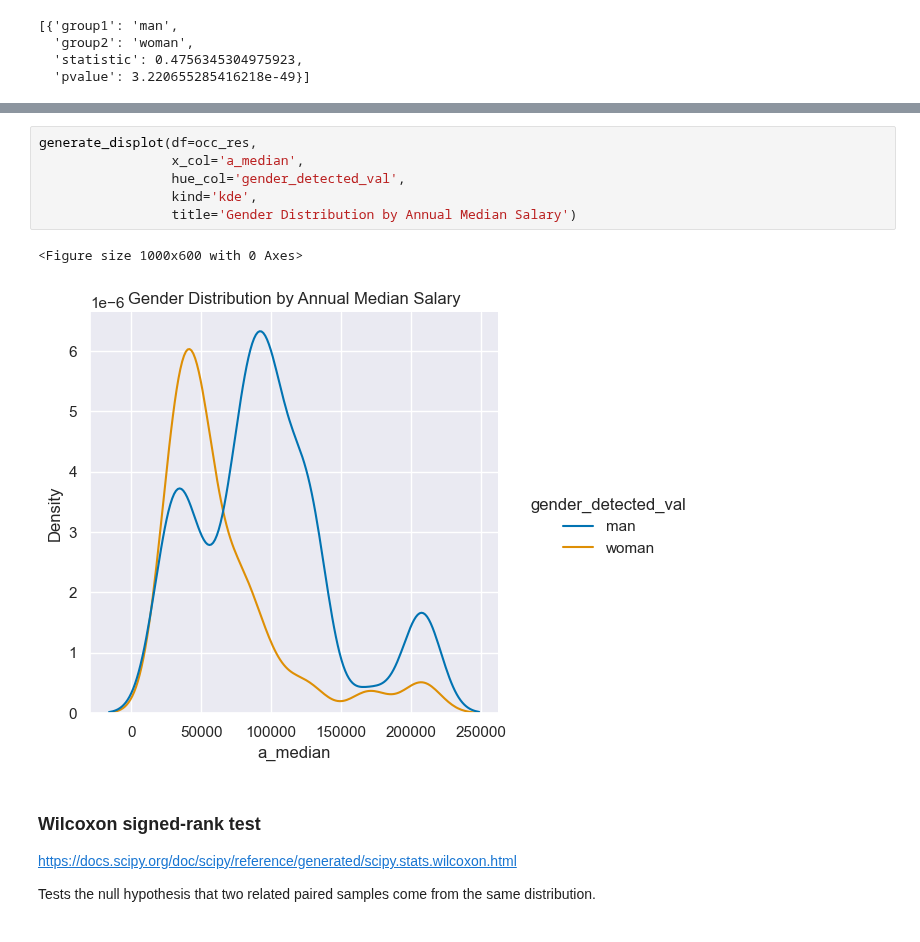
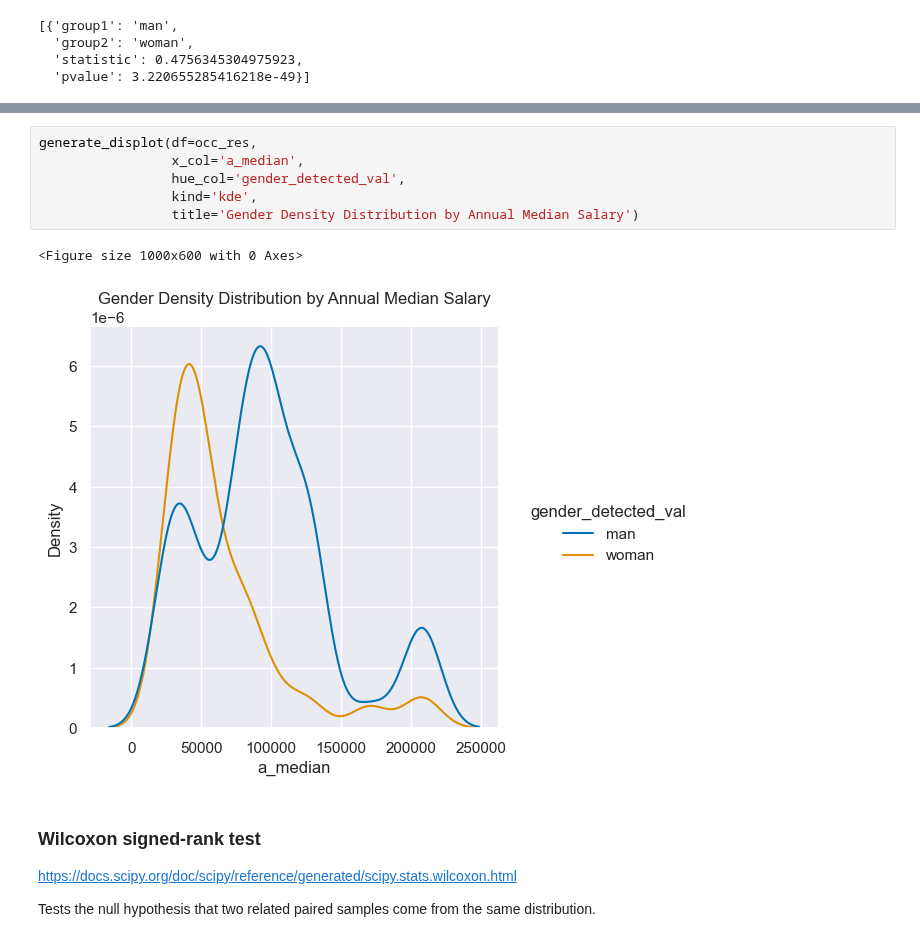
Before and after one commit to TRSS-Research/SAAC, a Jupyter notebook: saac/evaluation/Evaluate Results.ipynb, the cells around one changed output, grey strips where cells are left out. Saved outputs shown, nothing was run; the diff lists cells and outputs as text.

```diff
--- a/saac/evaluation/Evaluate Results.ipynb
+++ b/saac/evaluation/Evaluate Results.ipynb
@@ -185,12 +185,12 @@ generate_histplot(df=occ_res,
 # %%
 generate_displot(df=occ_res,
                  x_col='a_median',
                  hue_col='gender_detected_val',
                  kind='kde',
-                 title='Gender Distribution by Annual Median Salary')
+                 title='Gender Density Distribution by Annual Median Salary')
 # %% [output]
 <Figure size 1000x600 with 0 Axes>
-[figure, old version]
+[figure, new version]
 # %% [markdown]
 ### Wilcoxon signed-rank test
 https://docs.scipy.org/doc/scipy/reference/generated/scipy.stats.wilcoxon.html
```
Also changed, not shown: parts of 5 cells of this notebook.
